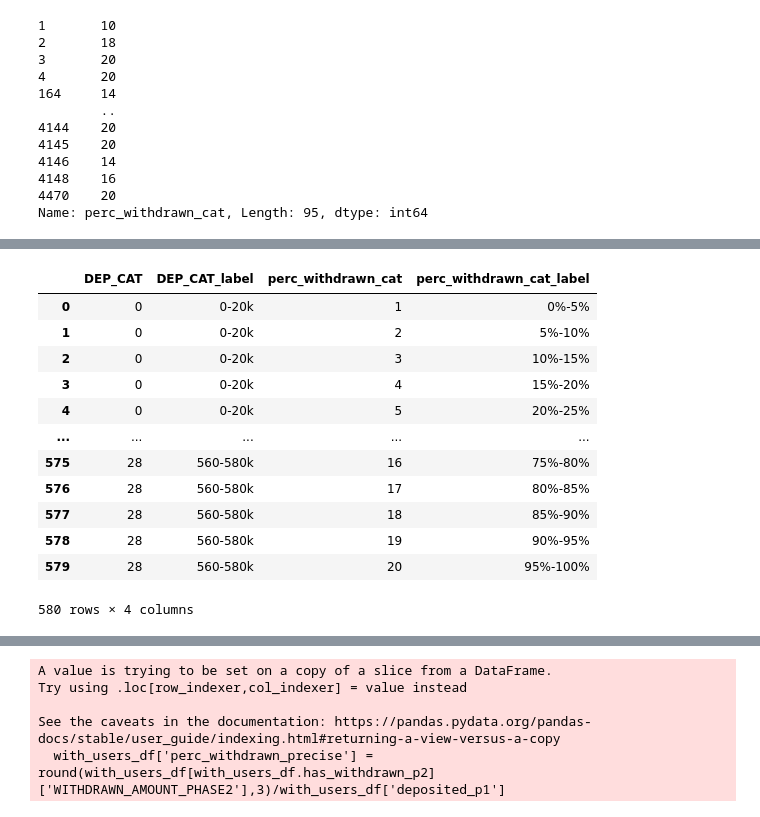
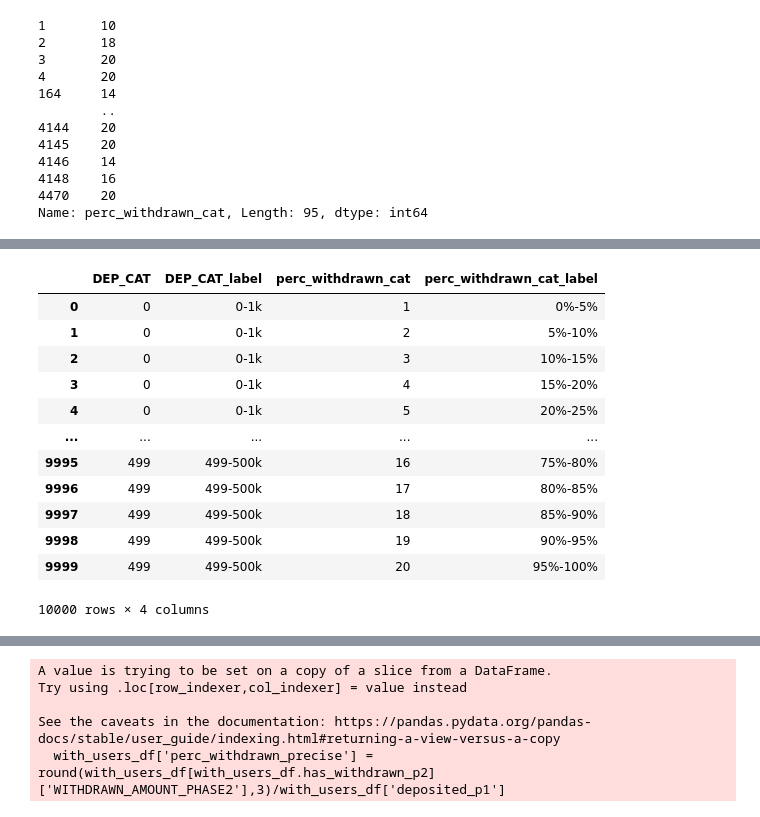
Before and after one commit to IncioMan/mars_lockdrop, a Jupyter notebook: notebook/Prism launch.ipynb, the cells around one changed output, grey strips where cells are left out. Drawn from its saved outputs; the diff is of its cells as text; code cells hidden in the pictures.

```diff
--- a/notebook/Prism launch.ipynb
+++ b/notebook/Prism launch.ipynb
@@ -503,0 +502,5 @@ df
+# %%
+dep_cat_label = []
+for i in range(1,501):
+    dep_cat_label.append(f'{i-1}-{i}k')
+dep_cat_label
@@ -504,35 +525,30 @@ df
 # %%
 import random
 df1 = pd.DataFrame([list(range(1,21)),
                     ["0%-5%",	"5%-10%",	"10%-15%",	"15%-20%",	"20%-25%",	"25%-30%",	"30%-35%",
 "35%-40%",	"40%-45%",	"45%-50%",	"50%-55%",	"55%-60%",	"60%-65%",
 "65%-70%",	"70%-75%",	"75%-80%",	"80%-85%",	"85%-90%",	"90%-95%",	"95%-100%"]]).T
-df2 = pd.DataFrame([list(range(0,29)),
-                    ["0-20k", "20-40k", "40-60k", "60-80k", "80-100k", "100-120k", "120-140k", "140-160k",
-                     "160-180k", "180-200k","200-220k", "220-240k", "240-260k", "260-280k", "280-300k", "300-320k",
-                     "320-340k",
-                     "340-360k",
-                     "360-380k", "380-400k", "400-420k", "420-440k", "440-460k", "460-480k", "480-500k", "500-520k","520-540k",
-                     "540-560k","560-580k"]]).T
+df2 = pd.DataFrame([list(range(0,500)),
+                    dep_cat_label]).T
 df2['fake'] = 0
 df1['fake'] = 0
 heatmap_val = df2.merge(df1,on='fake').drop('fake',1)
 heatmap_val.columns = ['DEP_CAT','DEP_CAT_label','perc_withdrawn_cat','perc_withdrawn_cat_label']
 heatmap_val
 # %% [output]
 |  | DEP_CAT | DEP_CAT_label | perc_withdrawn_cat | perc_withdrawn_cat_label |
-| 0 | 0 | 0-20k | 1 | 0%-5% |
-| 1 | 0 | 0-20k | 2 | 5%-10% |
-| 2 | 0 | 0-20k | 3 | 10%-15% |
-| 3 | 0 | 0-20k | 4 | 15%-20% |
-| 4 | 0 | 0-20k | 5 | 20%-25% |
+| 0 | 0 | 0-1k | 1 | 0%-5% |
+| 1 | 0 | 0-1k | 2 | 5%-10% |
+| 2 | 0 | 0-1k | 3 | 10%-15% |
+| 3 | 0 | 0-1k | 4 | 15%-20% |
+| 4 | 0 | 0-1k | 5 | 20%-25% |
 | ... | ... | ... | ... | ... |
-| 575 | 28 | 560-580k | 16 | 75%-80% |
-| 576 | 28 | 560-580k | 17 | 80%-85% |
-| 577 | 28 | 560-580k | 18 | 85%-90% |
-| 578 | 28 | 560-580k | 19 | 90%-95% |
-| 579 | 28 | 560-580k | 20 | 95%-100% |
+| 9995 | 499 | 499-500k | 16 | 75%-80% |
+| 9996 | 499 | 499-500k | 17 | 80%-85% |
+| 9997 | 499 | 499-500k | 18 | 85%-90% |
+| 9998 | 499 | 499-500k | 19 | 90%-95% |
+| 9999 | 499 | 499-500k | 20 | 95%-100% |
-580 rows × 4 columns
+10000 rows × 4 columns
 # %%
 df_x = heatmap_val.merge(df, on=['perc_withdrawn_cat', 'DEP_CAT'], how='left').fillna(0)
 heatmap_data_df = df_x.sort_values(by=['perc_withdrawn_cat', 'DEP_CAT'], ascending=[True,False])
```
Also changed, not shown: parts of 6 cells of this notebook, 2 other files.
